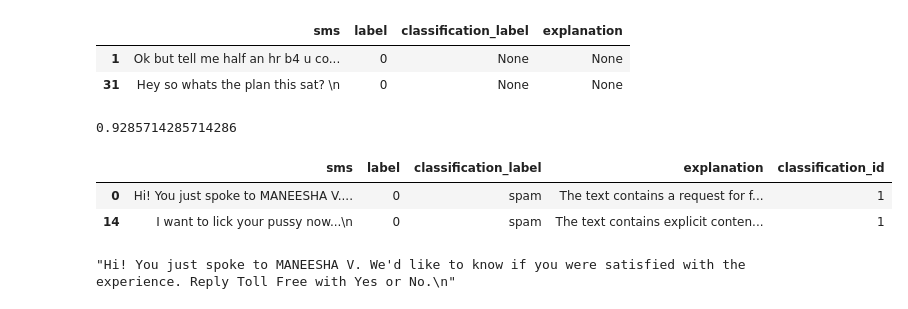
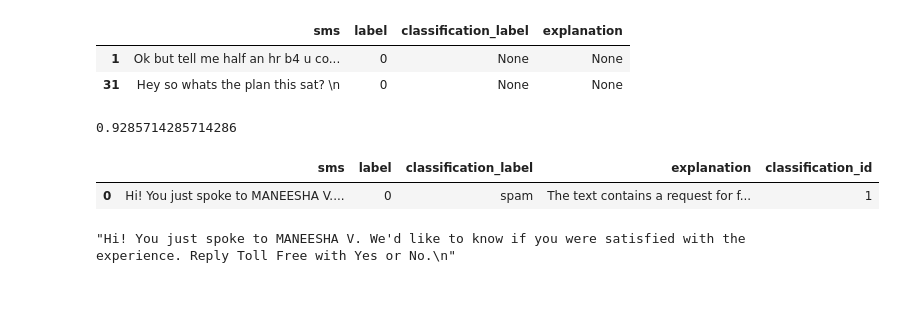
Before and after one commit to Sandeep42/llm_nlp_tutorials, a Jupyter notebook: 01.TextClassfication.ipynb, the cells around one changed output. Drawn from its saved outputs; the diff is of its cells as text; code cells hidden in the pictures.

```diff
--- a/01.TextClassfication.ipynb
+++ b/01.TextClassfication.ipynb
@@ -454,11 +454,10 @@ few_shot_results['classification_id'] = few_shot_results['classification_label']
 # %% [output]
 0.9285714285714286
 # %%
-few_shot_results[few_shot_results['label'] != few_shot_results['classification_id']]
+few_shot_results[few_shot_results['label'] != few_shot_results['classification_id']].head(1)
 # %% [output]
 |  | sms | label | classification_label | explanation | classification_id |
 | 0 | Hi! You just spoke to MANEESHA V.... | 0 | spam | The text contains a request for f... | 1 |
-| 14 | I want to lick your pussy now...\n | 0 | spam | The text contains explicit conten... | 1 |
 # %%
 few_shot_results[few_shot_results['label'] != few_shot_results['classification_id']]['sms'].iloc[0]
 # %% [output]
```
Also changed, not shown: parts of 2 cells of this notebook.
